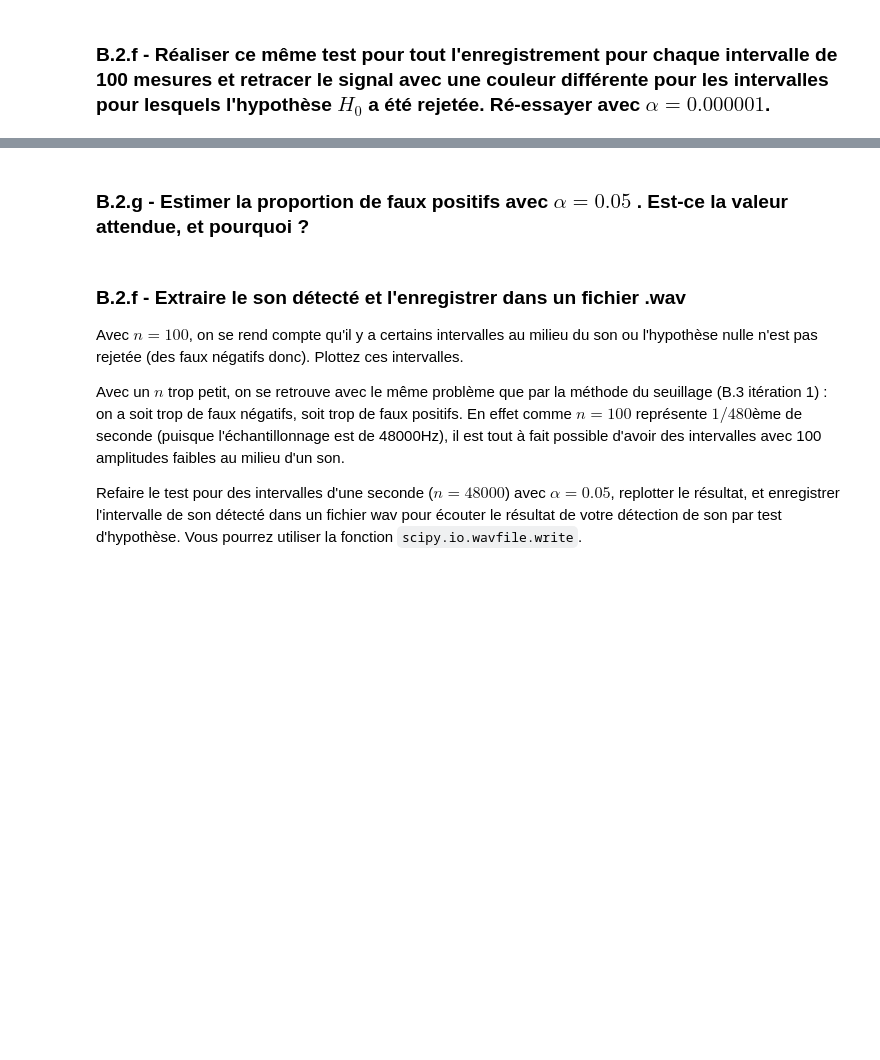
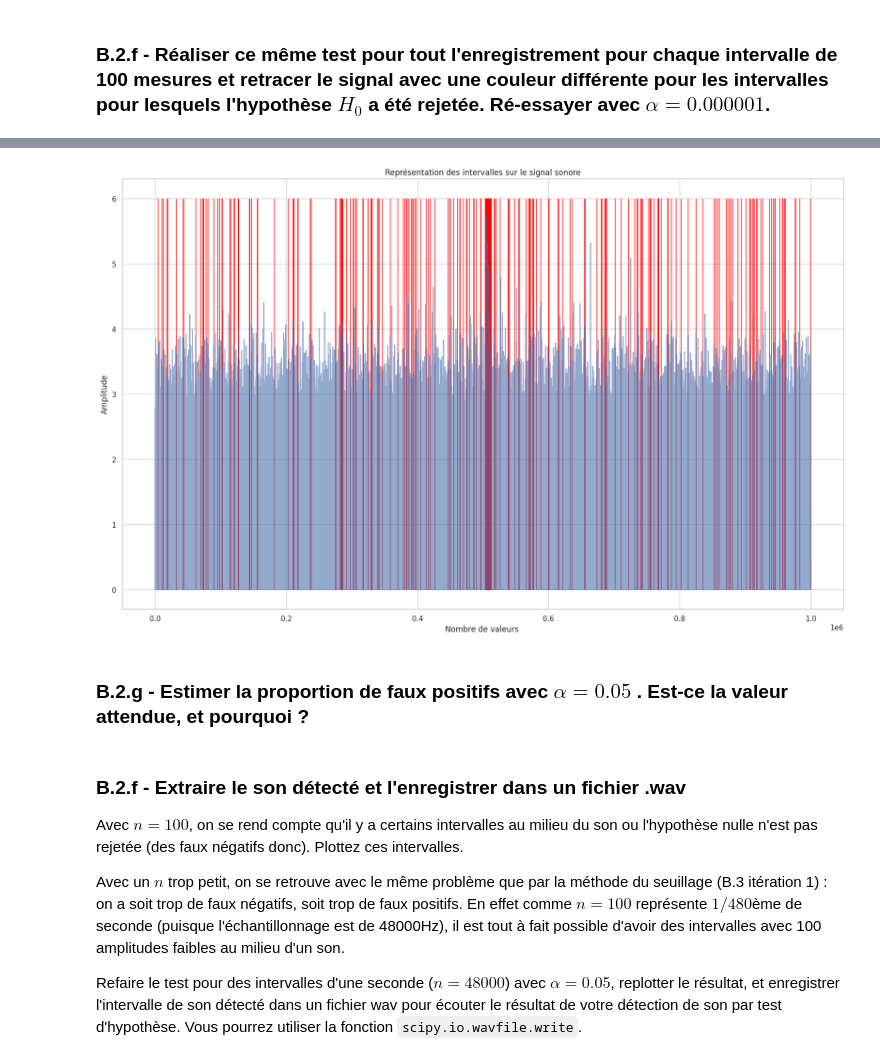
Before and after one commit to eusoumarkinhoz/Stats_Prob-3-Tests-hypothese, a Jupyter notebook: Partie 2 _ Tests-hypthese/Stats-Tests_Hypotheses.ipynb, the cells around one changed output, grey strips where cells are left out. Cells and saved outputs as stored; diff of their text form; code cells hidden in the pictures; blank space fills up the shorter version.

```diff
--- a/Partie 2 _ Tests-hypthese/Stats-Tests_Hypotheses.ipynb
+++ b/Partie 2 _ Tests-hypthese/Stats-Tests_Hypotheses.ipynb
@@ -611,0 +624,3 @@ plt.show()
+# %%
+son_abs = son_df_abs.values
+son_abs
@@ -649,2 +670,16 @@ array([[0.56296661],
 # %% [markdown]
 ### B.2.f - Réaliser ce même test pour tout l'enregistrement pour chaque intervalle de 100 mesures et retracer le signal avec une couleur différente pour les intervalles pour lesquels l'hypothèse $H_0$ a été rejetée. Ré-essayer avec $\alpha = 0.000001$.
+# %%
+# Diviser le tableau en intervalles de 100
+intervalles = []
+taille_intervalle = 100
+nombre_intervalles = len(son_abs) // taille_intervalle
+mes_index=[]
+
+for i in range(nombre_intervalles):
+    debut = i * taille_intervalle
+    fin = (i + 1) * taille_intervalle
+    intervalle = son_abs[debut:fin]
+    intervalles.append(intervalle)
+    mes_index.append((debut,fin))
+mes_index
@@ -650,0 +704,12 @@ array([[0.56296661],
+# %%
+# split() retourne une liste de tableaux nmpy array
+son_abs_plage = intervalles
+beyond_alpha = []
+alpha = 0.05
+#type(mondt[0])
+for f,index in zip(son_abs_plage,mes_index):
+    count_Na = np.count_nonzero(f >= al)
+    p_value2 = 1 - binom.cdf(count_Na - 1, n, p)
+    if p_value2 < alpha :
+        beyond_alpha.append(index)
+beyond_alpha
@@ -651,3 +734,18 @@ array([[0.56296661],
+# %%
+plt.figure(figsize=(20,12))
+plt.plot(son_abs, label='Signal Son Total',alpha=0.6)
+
+for start, end in beyond_alpha:
+    plage_x = range(start, end)
+    plt.fill_between(plage_x,0,6,alpha=1, color='red')
+
+
+plt.title('Représentation des intervalles sur le signal sonore')
+plt.xlabel('Nombre de valeurs ')
+plt.ylabel('Amplitude')
+plt.show()
+# %% [output]
+[figure, added]
 # %% [markdown]
 ### B.2.g - Estimer la proportion de faux positifs avec $\alpha = 0.05$ . Est-ce la valeur attendue, et pourquoi ?
 # %% [markdown]
```
Also changed, not shown: parts of 16 cells of this notebook.
